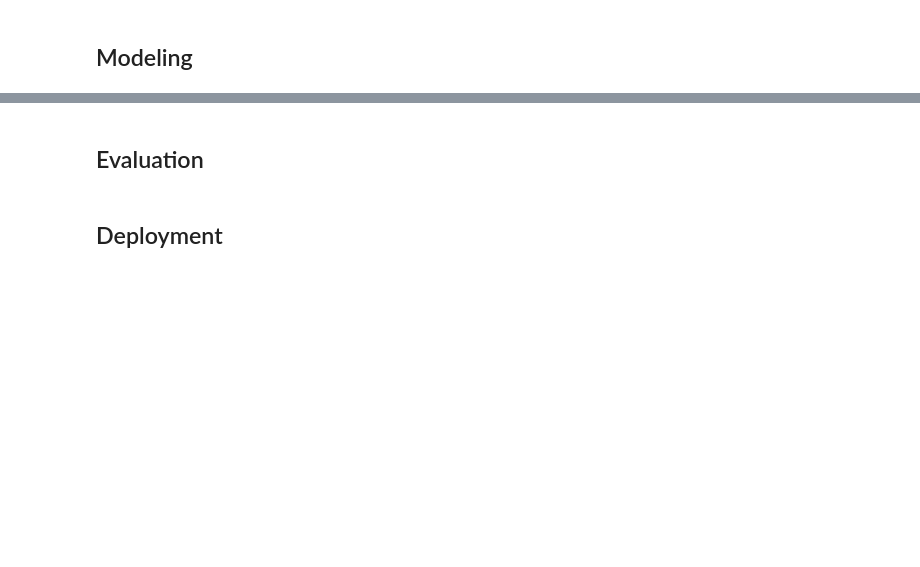
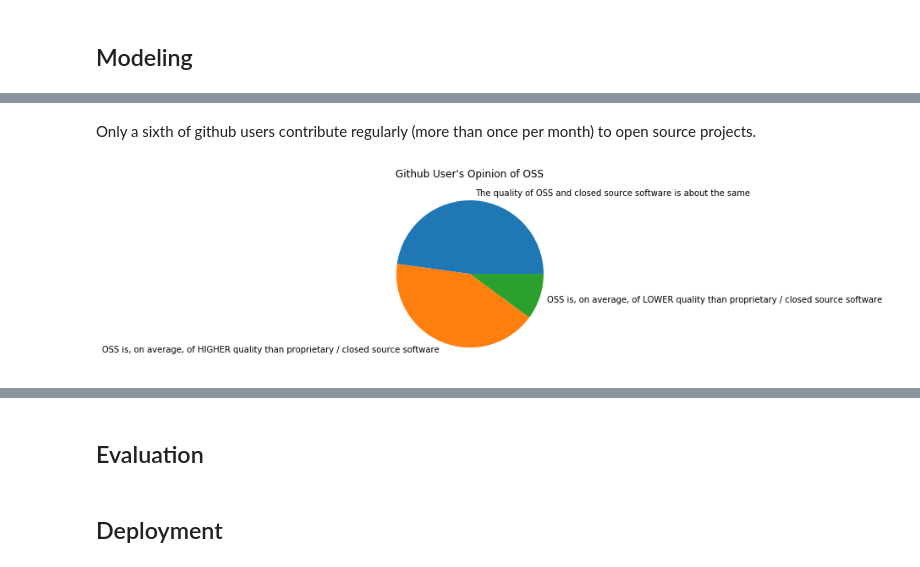
Before and after one commit to MarshEnterprises/Udacity_Project1, a Jupyter notebook: Udacity_Project1.ipynb, the cells around one changed output, grey strips where cells are left out. Cells and saved outputs as stored; diff of their text form; code cells hidden in the pictures; blank space fills up the shorter version.

```diff
--- a/Udacity_Project1.ipynb
+++ b/Udacity_Project1.ipynb
@@ -305,0 +224,8 @@ ax.set_xticklabels(labels=ax.get_xticklabels(), rotation='vertical', fontdict={'
+# %% [markdown]
+Only a sixth of github users contribute regularly (more than once per month) to open source projects.
+# %%
+# users opinion of open source code
+plt.pie(df['OpenSource'].value_counts(), labels = df['OpenSource'].value_counts().index)
+plt.title("Github User's Opinion of OSS");
+# %% [output]
+[figure, added]
```
Also changed, not shown: parts of 66 cells of this notebook.
